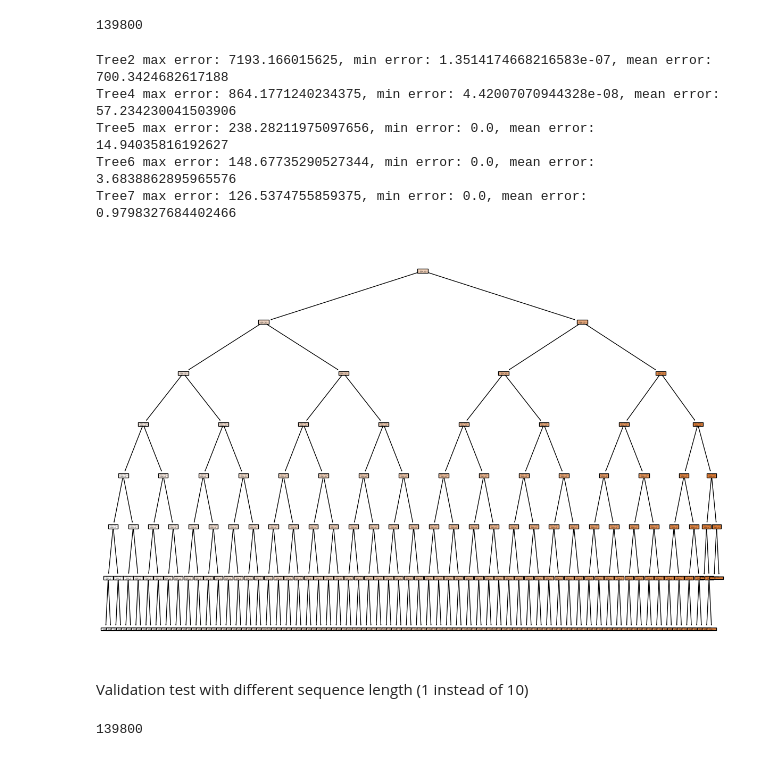
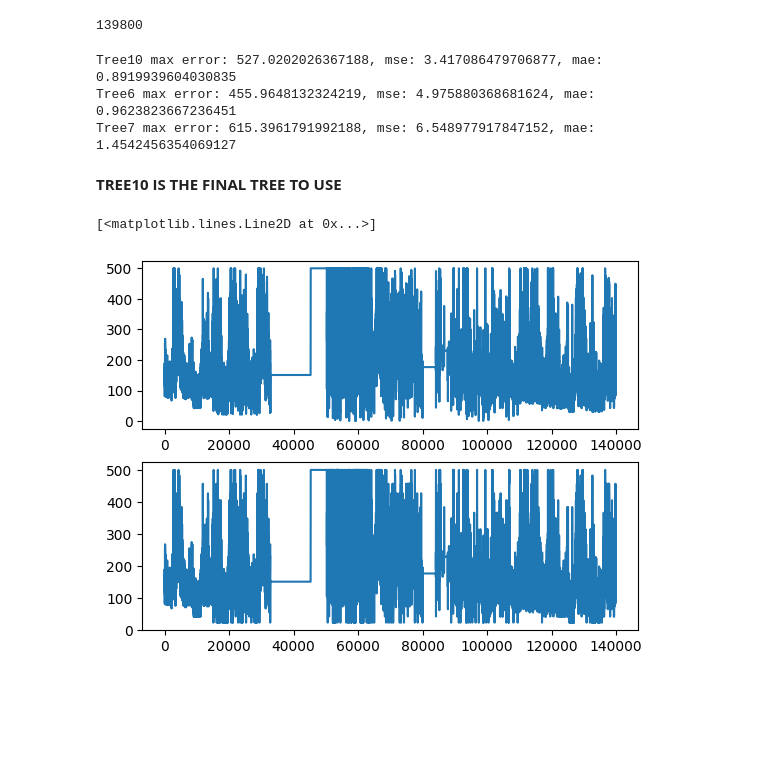
Before and after one commit to Sasopsy/BITS-F464-TimeSeries, a Jupyter notebook: regression_tree.ipynb, the cells around one changed output. Drawn from its saved outputs; the diff is of its cells as text; code cells hidden in the pictures; blank space fills up the shorter version.

Commit message:
final version, use tree10

```diff
--- a/regression_tree.ipynb
+++ b/regression_tree.ipynb
@@ -23,8 +24,8 @@ test_dataa = pd.read_csv("data/test_delhi_aqi.csv")
 # need to be tuned:
 sequence_size = 10
 num_levels = 6
-min_samples_split = 1/(12*13*10)
-min_samples_leaf = 1/(12*13*100)
+min_samples_split = 1/(13*6)
+min_samples_leaf = None
 # %% [markdown]
 Setting up dataloader
 # %%
@@ -195,50 +215,42 @@ len(validation_data)
 # %%
-#calc error
-errs2 = torch.empty((len(test_data),1))
-errs4 = torch.empty((len(test_data),1))
-errs5 = torch.empty((len(test_data),1))
-errs6 = torch.empty((len(test_data),1))
-errs7 = torch.empty((len(test_data),1))
-
 for i, (x,y) in enumerate(validation_dataloader):
+    Y[i] = y
     ypred6 = tree6.predict(x)
-    ypred5 = tree5.predict(x)
+    preds6[i] = tree6.predict(x)
+    # ypred5 = tree5.predict(x)
     ypred7 = tree7.predict(x)
-    ypred4 = tree4.predict(x)
-    ypred2 = tree2.predict(x)
+    preds7[i] = tree7.predict(x)
+    ypred10 = tree10.predict(x)
+    preds10[i] = tree10.predict(x)
+    # ypred2 = tree2.predict(x)
     err6 = mean_squared_error(y,ypred6)
     err7 = mean_squared_error(y,ypred7)
-    err2 = mean_squared_error(y,ypred2)
-    err4 = mean_squared_error(y,ypred4)
-    err5 = mean_squared_error(y,ypred5)
-    errs2[i] = err2
-    errs4[i] = err4
-    errs5[i] = err5
+    # err2 = mean_squared_error(y,ypred2)
+    err10 = mean_squared_error(y,ypred10)
+    # err5 = mean_squared_error(y,ypred5)
+    # errs2[i] = err2
+    errs10[i] = err10
+    # errs5[i] = err5
     errs6[i] = err6
     errs7[i] = err7
 # %%
-print(f'Tree2 max error: {torch.max(errs2)}, min error: {torch.min(errs2)}, mean error: {torch.sum(errs2)/i}')
-print(f'Tree4 max error: {torch.max(errs4)}, min error: {torch.min(errs4)}, mean error: {torch.sum(errs4)/i}')
-print(f'Tree5 max error: {torch.max(errs5)}, min error: {torch.min(errs5)}, mean error: {torch.sum(errs5)/i}')
-print(f'Tree6 max error: {torch.max(errs6)}, min error: {torch.min(errs6)}, mean error: {torch.sum(errs6)/i}')
-print(f'Tree7 max error: {torch.max(errs7)}, min error: {torch.min(errs7)}, mean error: {torch.sum(errs7)/i}')
+# print(f'Tree2 max error: {torch.max(errs2)}, min error: {torch.min(errs2)}, mean error: {torch.sum(errs2)/i}')
+print(f'Tree10 max error: {torch.max(errs10)}, mse: {mean_squared_error(Y,preds10)}, mae: {mean_absolute_error(Y,preds10)}')
+# print(f'Tree5 max error: {torch.max(errs5)}, min error: {torch.min(errs5)}, mean error: {torch.sum(errs5)/i}')
+print(f'Tree6 max error: {torch.max(errs6)}, mse: {mean_squared_error(Y,preds6)}, mae: {mean_absolute_error(Y,preds6)}')
+print(f'Tree7 max error: {torch.max(errs7)}, mse: {mean_squared_error(Y,preds7)}, mae: {mean_absolute_error(Y,preds7)}')
 # %% [output]
-Tree2 max error: 7193.166015625, min error: 1.3514174668216583e-07, mean error: 700.3424682617188
-Tree4 max error: 864.1771240234375, min error: 4.42007070944328e-08, mean error: 57.234230041503906
-Tree5 max error: 238.28211975097656, min error: 0.0, mean error: 14.94035816192627
-Tree6 max error: 148.67735290527344, min error: 0.0, mean error: 3.6838862895965576
-Tree7 max error: 126.5374755859375, min error: 0.0, mean error: 0.9798327684402466
+Tree10 max error: 527.0202026367188, mse: 3.417086479706877, mae: 0.8919939604030835
+Tree6 max error: 455.9648132324219, mse: 4.975880368681624, mae: 0.9623823667236451
+Tree7 max error: 615.3961791992188, mse: 6.548977917847152, mae: 1.4542456354069127
+# %% [markdown]
+**TREE10 IS THE FINAL TREE TO USE**
 # %%
-plt.figure(figsize=(15, 10))
-plot_tree(tree7, filled=True)
-plt.show()
+import matplotlib.pyplot as plt
+from sklearn.tree import plot_tree
+fig,ax = plt.subplots(2,1)
+ax[0].plot(range(i+1), Y.numpy())
+ax[1].plot(range(i+1), preds10)
 # %% [output]
+[<matplotlib.lines.Line2D at 0x...>]
-[figure, old version]
+[figure, new version]
-# %% [markdown]
-Validation test with different sequence length (1 instead of 10)
-# %%
-validation_data = TimeSeriesDataset(valid,10)
-validation_dataloader = DataLoader(dataset=validation_data, batch_size=1,shuffle=False, num_workers=3)
-len(validation_data)
-# %% [output]
-139800
```
Also changed, not shown: parts of 12 cells of this notebook.
